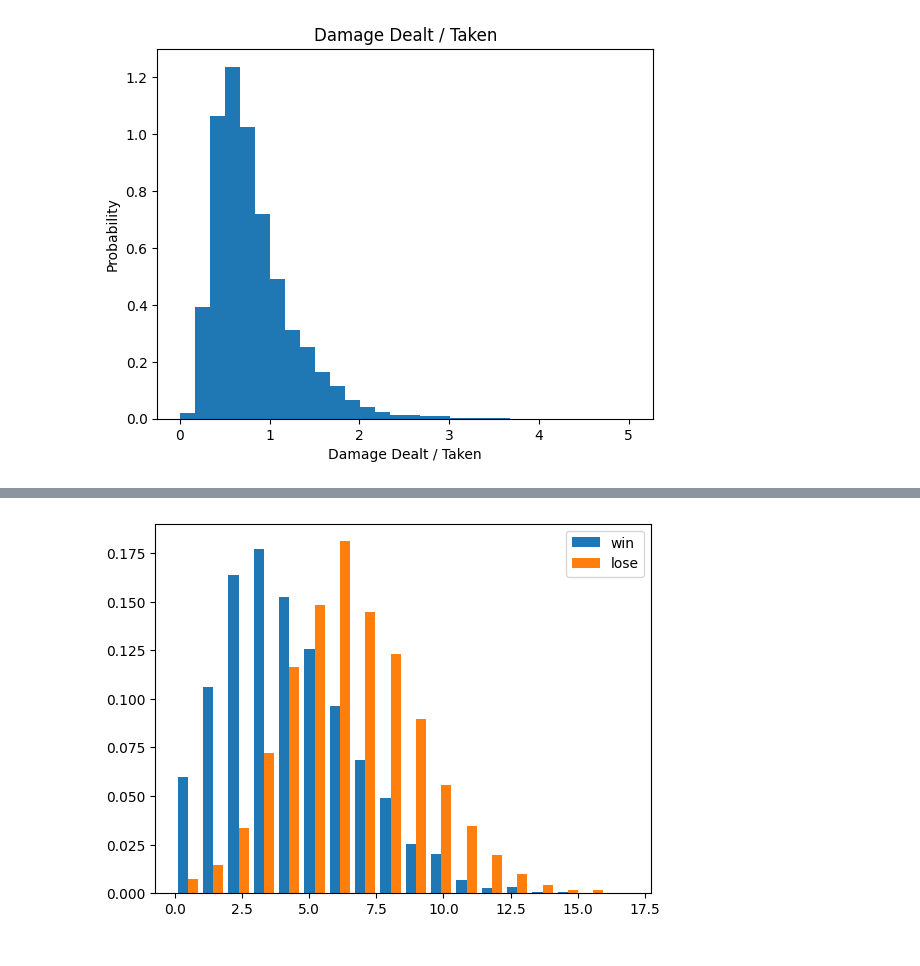
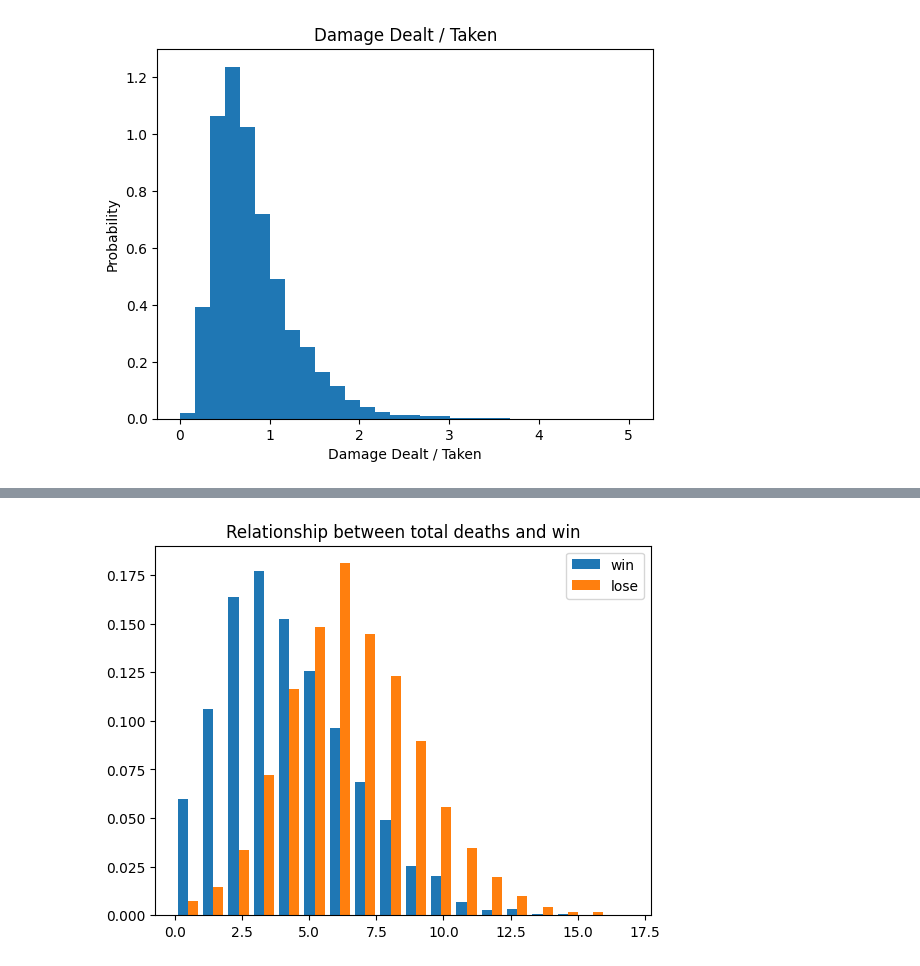
Before and after one commit to MohamedHAmin/Big-Data-Project, a Jupyter notebook: relations.ipynb, the cells around one changed output, grey strips where cells are left out. Saved outputs shown, nothing was run; the diff lists cells and outputs as text; code cells hidden in the pictures.

```diff
--- a/relations.ipynb
+++ b/relations.ipynb
@@ -123,12 +137,13 @@ plt.show()
 # %%
 # Relationship between total deaths and win
 deaths = np_data_participant[:,3]
 plt.hist([deaths[win == 1], deaths[win == 0]], density=True, bins=deaths.max()+1)
 plt.legend(['win', 'lose'])
+plt.title('Relationship between total deaths and win')
 plt.show()
 # conclusion: the more deaths you have, the more likely you are to lose
 # %% [output]
-[figure, old version]
+[figure, new version]
 # %%
 # Relationship between tdd and win
 plt.hist([tdd[win == 1], tdd[win == 0]], density=True, bins=30)
```
Also changed, not shown: parts of 9 cells of this notebook.
